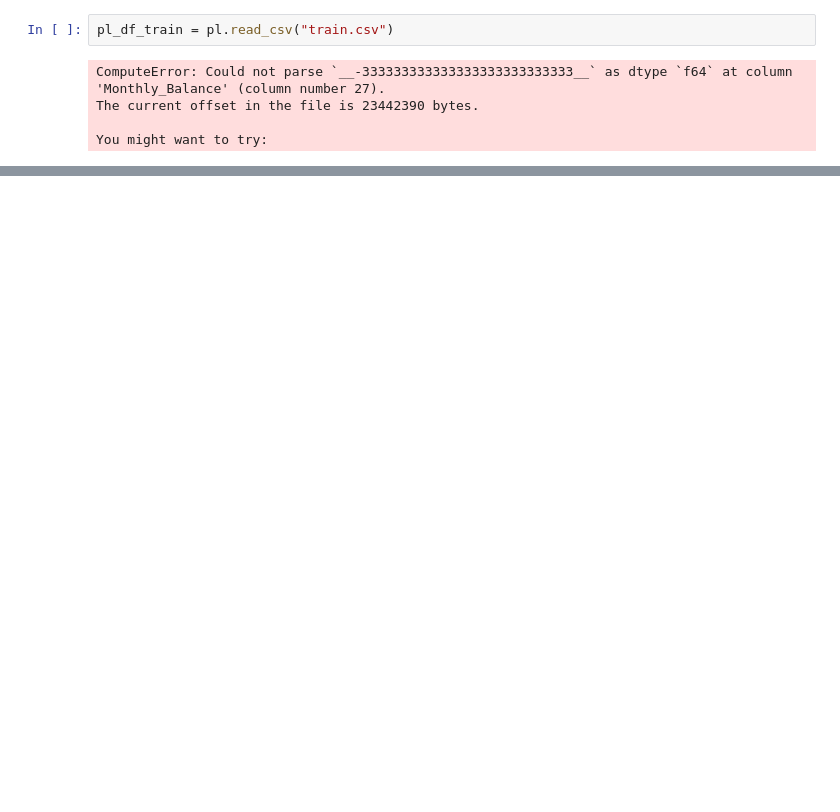
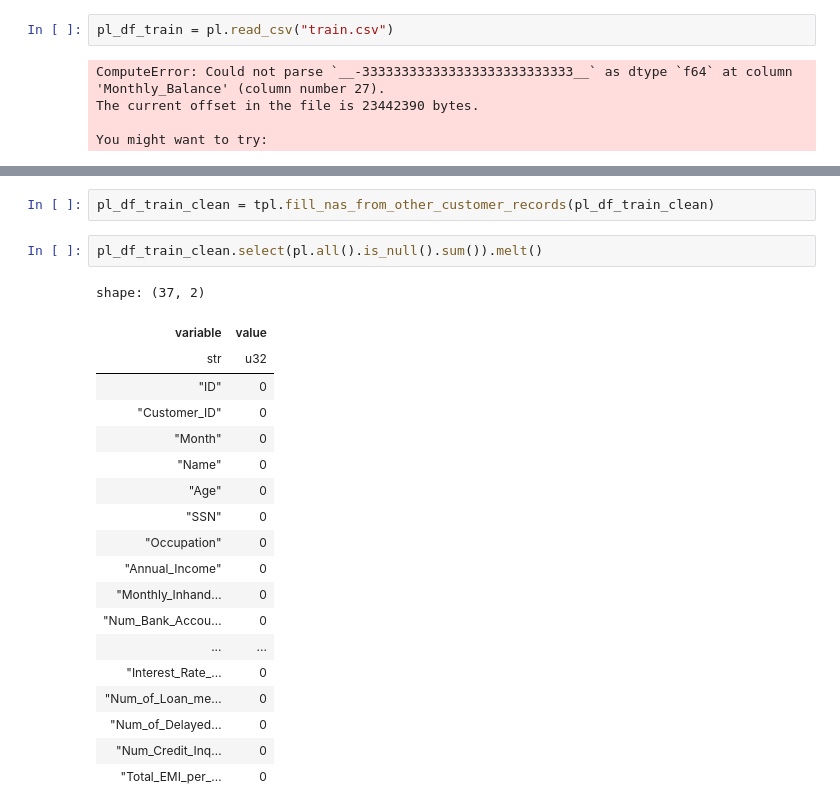
Before and after one commit to jkoscialkowski/medium-pandas-vs-polars, a Jupyter notebook: data_prep.ipynb, the cells around one changed output, grey strips where cells are left out. Drawn from its saved outputs; the diff is of its cells as text; blank space fills up the shorter version.

```diff
--- a/data_prep.ipynb
+++ b/data_prep.ipynb
@@ -216,0 +339,24 @@ df_train.Delay_from_due_date.describe()
+# %%
+pl_df_train_clean = tpl.fill_nas_from_other_customer_records(pl_df_train_clean)
+# %%
+pl_df_train_clean.select(pl.all().is_null().sum()).melt()
+# %% [output]
+shape: (37, 2)
+| variable | value |
+| str | u32 |
+| "ID" | 0 |
+| "Customer_ID" | 0 |
+| "Month" | 0 |
+| "Name" | 0 |
+| "Age" | 0 |
+| "SSN" | 0 |
+| "Occupation" | 0 |
+| "Annual_Income" | 0 |
+| "Monthly_Inhand… | 0 |
+| "Num_Bank_Accou… | 0 |
+| ... | ... |
+| "Interest_Rate_… | 0 |
+| "Num_of_Loan_me… | 0 |
+| "Num_of_Delayed… | 0 |
+| "Num_Credit_Inq… | 0 |
+| "Total_EMI_per_… | 0 |
```
Also changed, not shown: parts of 29 cells of this notebook, 6 other files.
